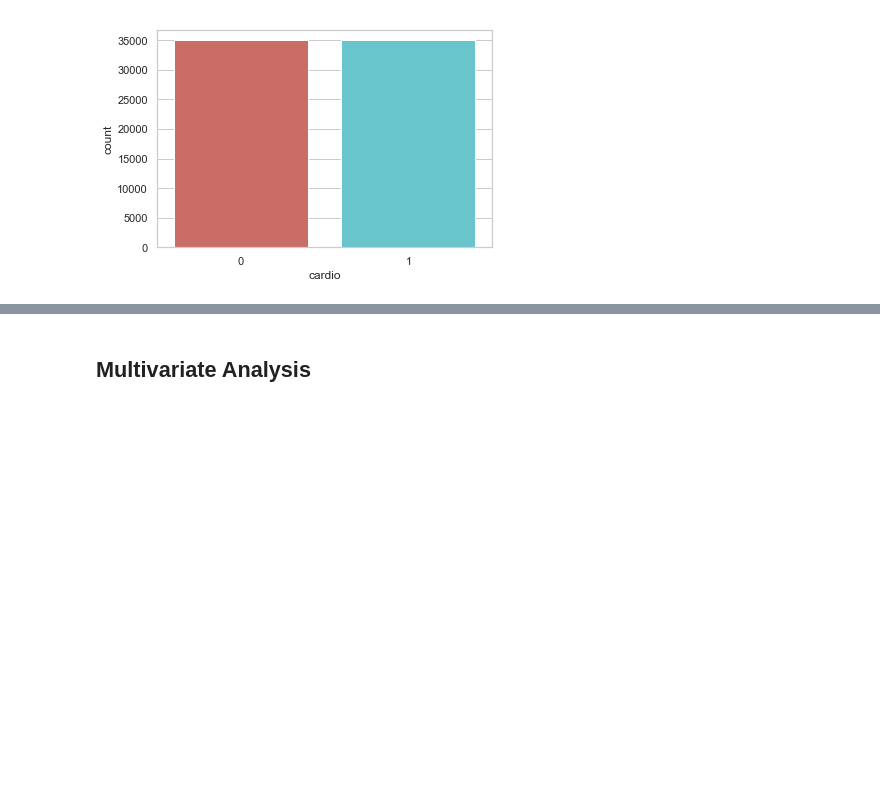
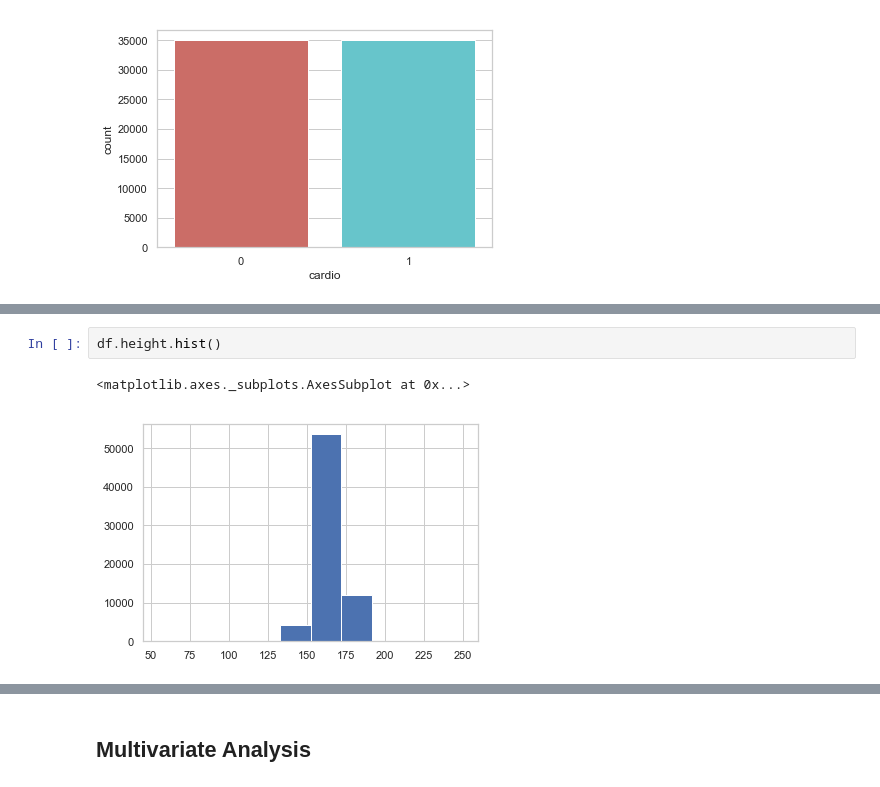
Before and after one commit to muatasimqazi/info370-final-resource, a Jupyter notebook: data_prep.ipynb, the cells around one changed output, grey strips where cells are left out. Drawn from its saved outputs; the diff is of its cells as text; blank space fills up the shorter version.

```diff
--- a/data_prep.ipynb
+++ b/data_prep.ipynb
@@ -143,0 +171,5 @@ xlabel  =  ['Underweight', "Healthy", "Overweight", "Obese"]
+# %%
+df.height.hist()
+# %% [output]
+<matplotlib.axes._subplots.AxesSubplot at 0x...>
+[figure, added]
```
Also changed, not shown: parts of 42 cells of this notebook.
